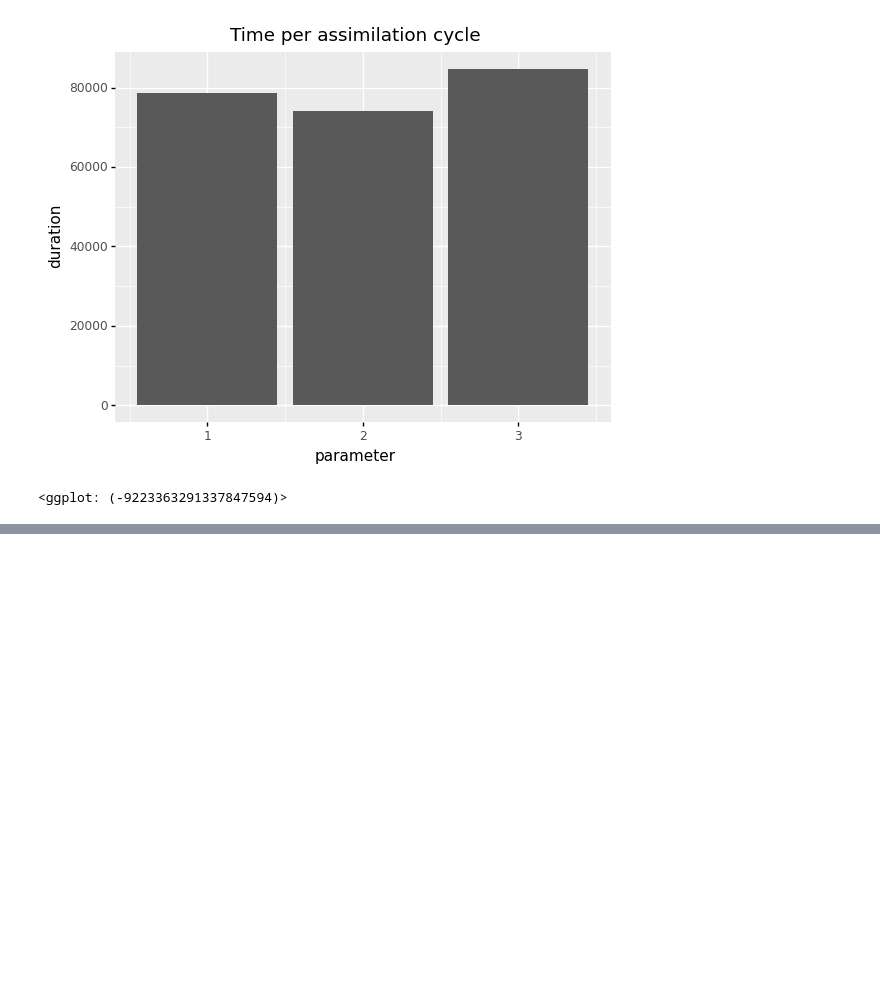
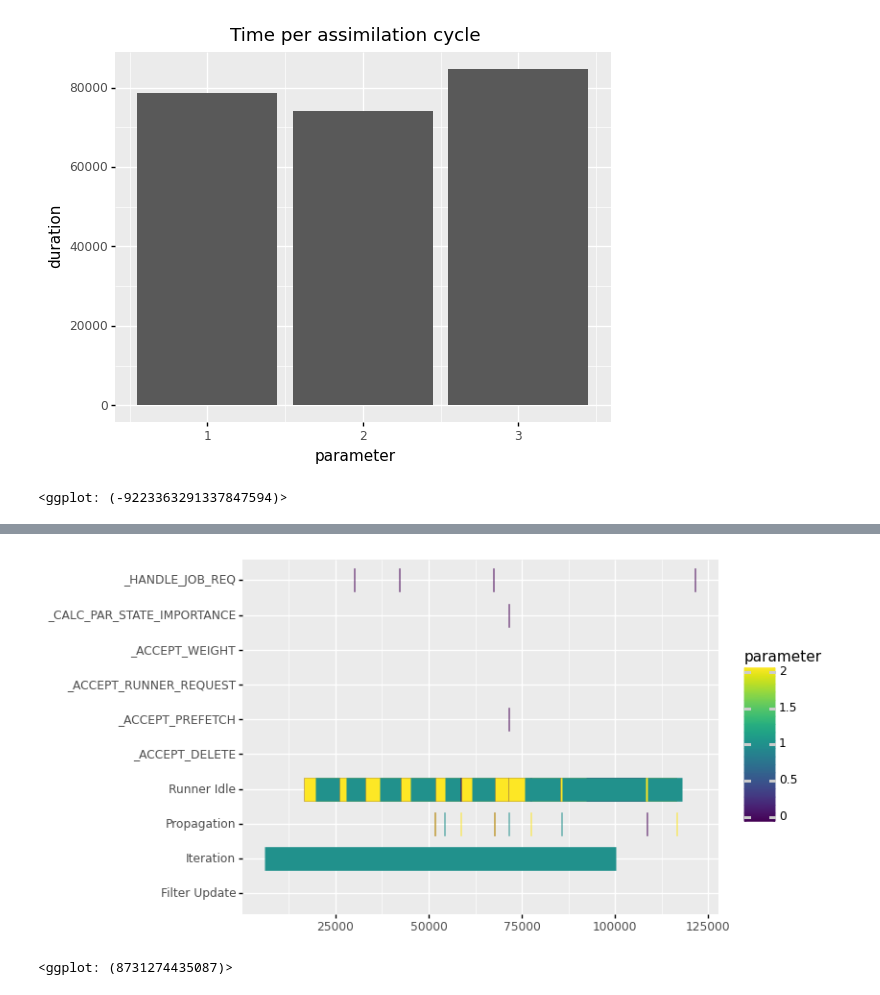
Before and after one commit to kellekai-jira/Fugaku-Particle-Filter, a Jupyter notebook: examples/p2p/Traces.ipynb, the cells around one changed output, grey strips where cells are left out. Drawn from its saved outputs; the diff is of its cells as text; code cells hidden in the pictures; blank space fills up the shorter version.

Commit message:
Add some traces for the new server instrumentation

```diff
--- a/examples/p2p/Traces.ipynb
+++ b/examples/p2p/Traces.ipynb
@@ -201,0 +198,13 @@ df_server[df_server['region'] == 'Iteration']
+# %%
+p = ggplot(df_server)
+
+# rem: factor = pd.Categorical
+p += geom_rect(aes(xmin='start_time', xmax='end_time', ymin='region',
+                   ymax='region',
+                   fill='parameter', colour='parameter'),
+               size=10, alpha=1)
+
+p
+# %% [output]
+[figure, added]
+<ggplot: (8731274435087)>
```
Also changed, not shown: parts of 7 cells of this notebook.
